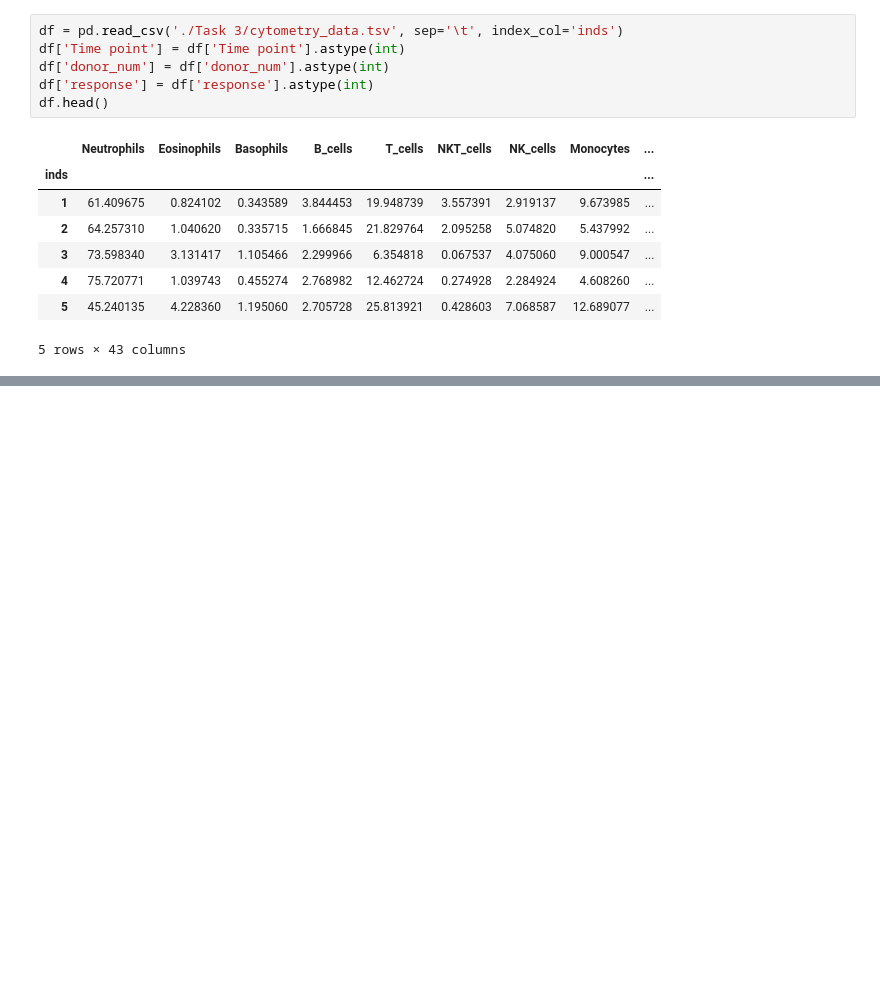
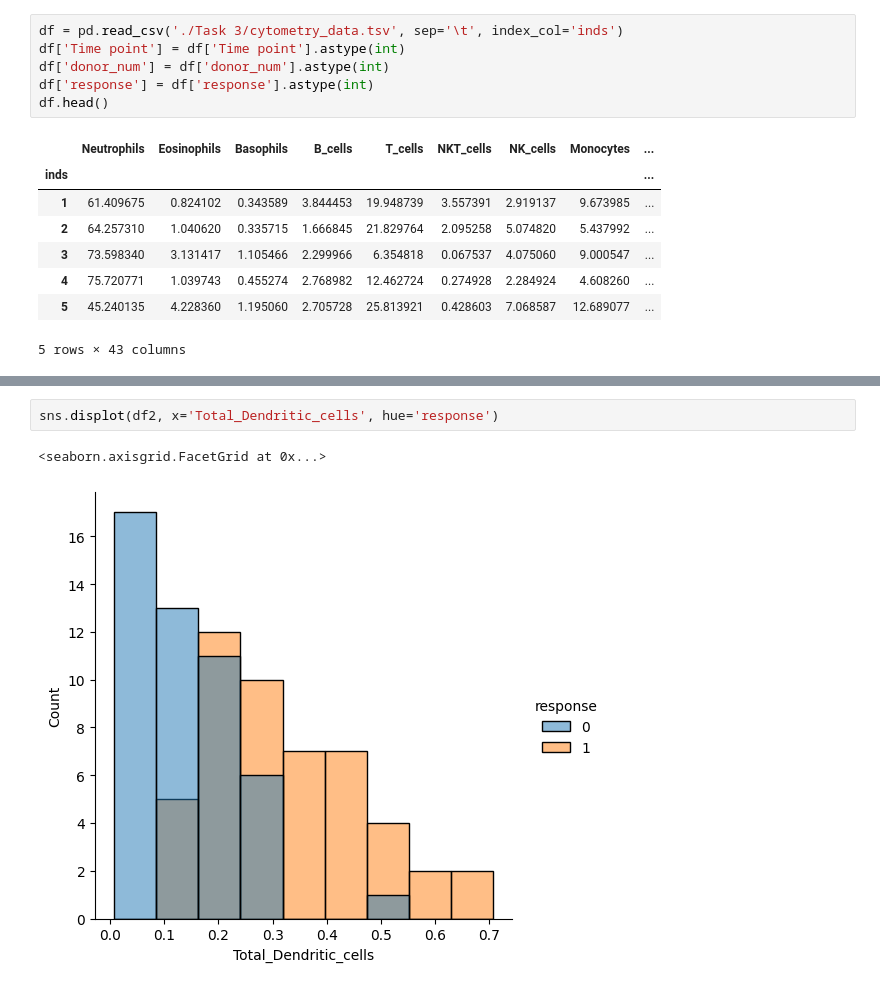
Before and after one commit to GlitchyHydra/boston_gene_test, a Jupyter notebook: task3.ipynb, the cells around one changed output, grey strips where cells are left out. Cells and saved outputs as stored; diff of their text form; blank space fills up the shorter version.

```diff
--- a/task3.ipynb
+++ b/task3.ipynb
@@ -170,0 +702,5 @@ dtype('int32')
+# %%
+sns.displot(df2, x='Total_Dendritic_cells', hue='response')
+# %% [output]
+<seaborn.axisgrid.FacetGrid at 0x...>
+[figure, added]
```
Also changed, not shown: parts of 150 cells of this notebook, 1 other file.
